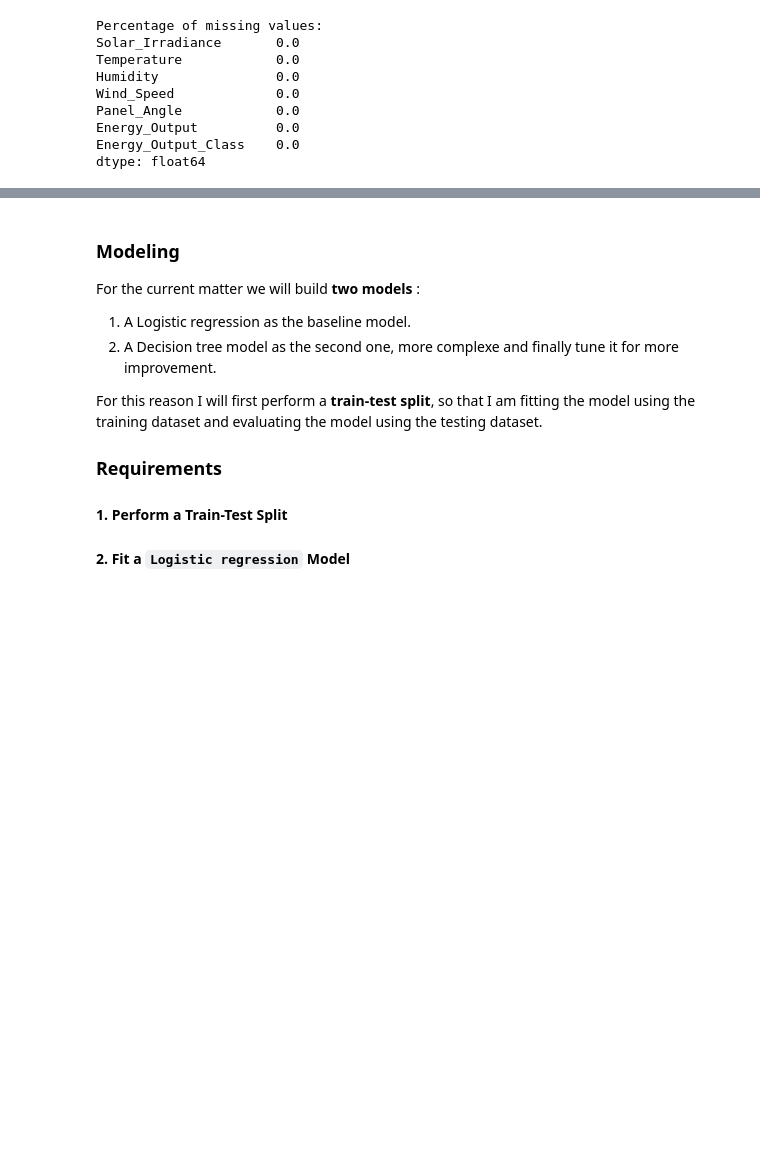
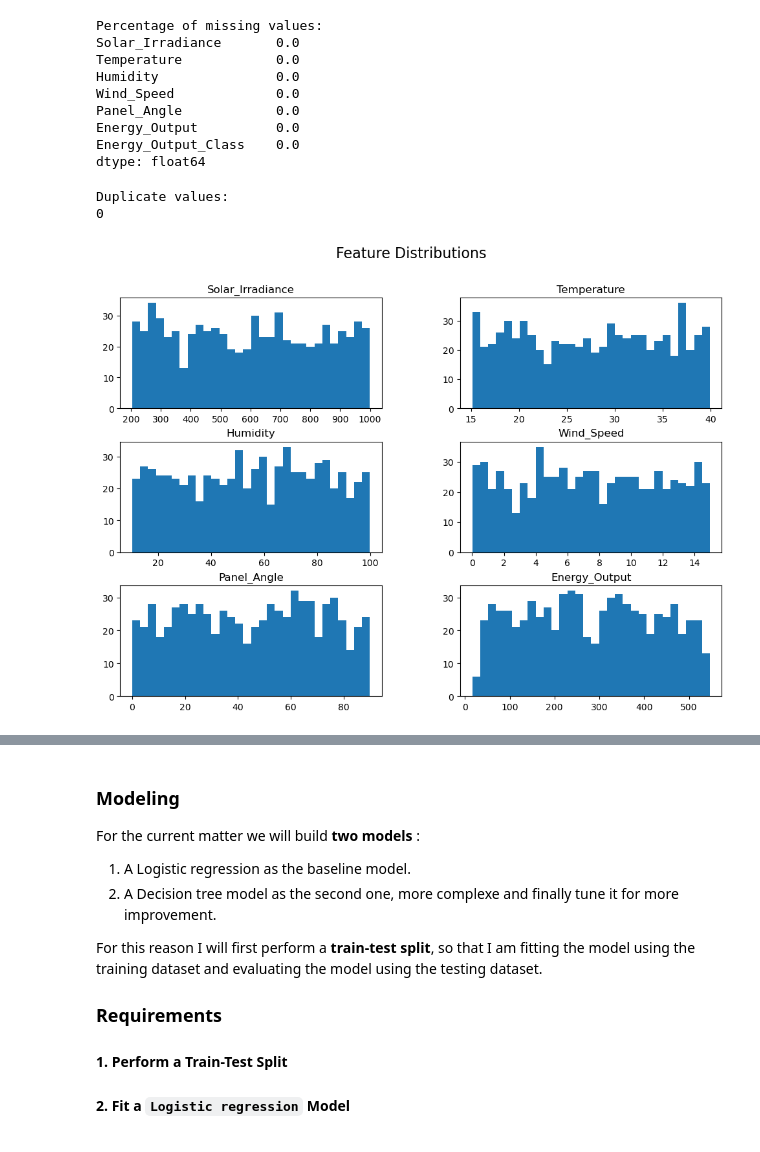
Before and after one commit to tolly00/capstone-project, a Jupyter notebook: Main.ipynb, the cells around one changed output, grey strips where cells are left out. Cells and saved outputs as stored; diff of their text form; code cells hidden in the pictures; blank space fills up the shorter version.

```diff
--- a/Main.ipynb
+++ b/Main.ipynb
@@ -165,3 +164,17 @@ Panel_Angle            0.0
 Energy_Output          0.0
 Energy_Output_Class    0.0
 dtype: float64
+# %%
+# duplicate values check
+print('Duplicate values:')
+print(df.duplicated().sum())
+# %% [output]
+Duplicate values:
+0
+# %%
+# plot distributions for each feature
+df.hist(bins=30, grid=False, figsize=(12, 8))
+plt.suptitle("Feature Distributions", fontsize=16)
+plt.show()
+# %% [output]
+[figure, added]
```
Also changed, not shown: parts of 7 cells of this notebook.
